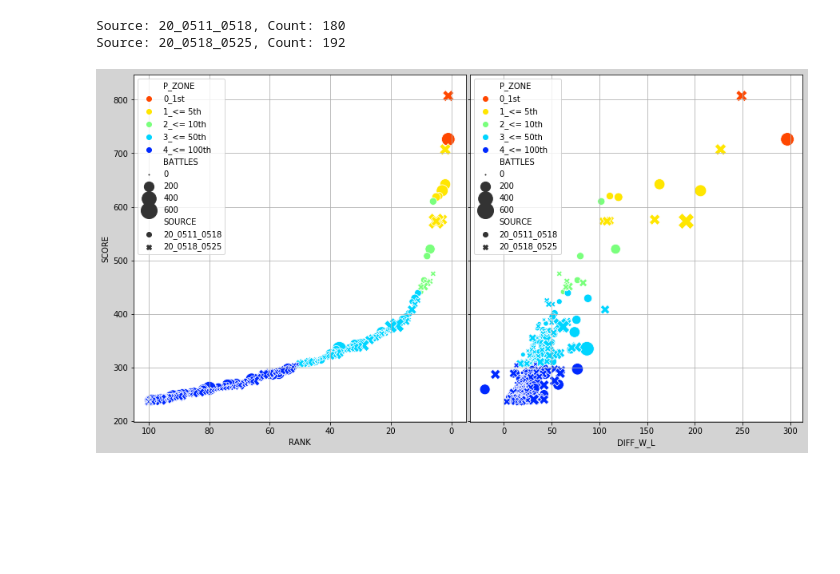
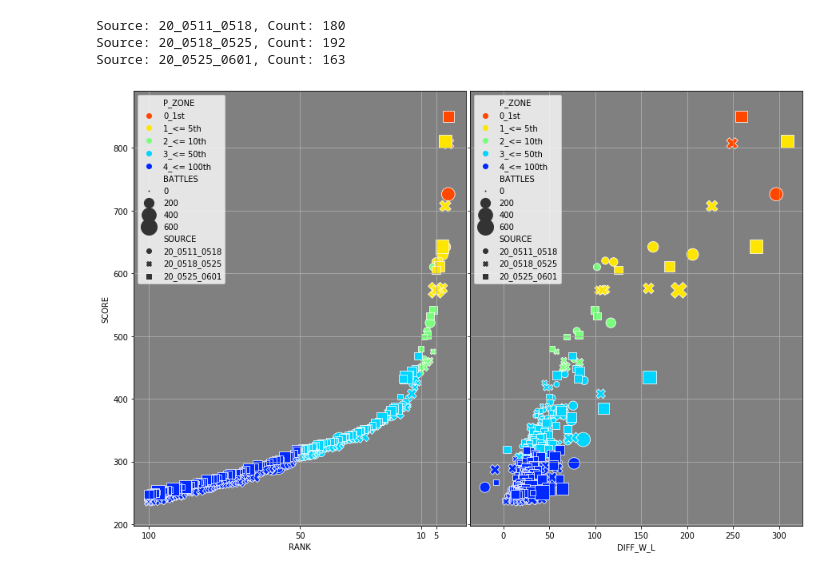
Before and after one commit to taronaldinho/bot_analyzation, a Jupyter notebook: anl_weekly_score.ipynb, the cells around one changed output. Cells and saved outputs as stored; diff of their text form; code cells hidden in the pictures; blank space fills up the shorter version.

```diff
--- a/anl_weekly_score.ipynb
+++ b/anl_weekly_score.ipynb
@@ -7,7 +14,8 @@ pd.options.display.precision = 2
 # %%
 # データの読み込み
 data_sources = {"20_0511_0518": "./weekly/2020_0511_0518.csv",
-                "20_0518_0525": "./weekly/2020_0518_0525.csv"}
+                "20_0518_0525": "./weekly/2020_0518_0525.csv",
+                "20_0525_0601": "./weekly/2020_0525_0601.csv"}
 
 df = pd.DataFrame(columns=("RANK","BATTLES", "WIN", "LOSE", "DRAW", "SCORE"))
 
@@ -22,6 +30,7 @@ for k, v in data_sources.items():
 # %% [output]
 Source: 20_0511_0518, Count: 180
 Source: 20_0518_0525, Count: 192
+Source: 20_0525_0601, Count: 163
 # %%
 def get_prize_zone(rank):
     if rank == 1:
@@ -42,20 +51,22 @@ df["P_ZONE"] = df["RANK"].apply(get_prize_zone)
 df["WIN_RATIO"] = df["WIN"]/df["BATTLES"]  # 勝率
 df["DIFF_W_L"] = df["WIN"]-df["LOSE"]  # 勝敗の差
 # %%
-fig, ax = plt.subplots(1, 2, facecolor="lightgray",
-                       sharey=True, figsize=(15,8))
+common_settings = {"facecolor": "gray",}
+fig, ax = plt.subplots(1, 2, sharey=True, figsize=(15,10),
+                       subplot_kw=common_settings)
 fig.subplots_adjust(wspace=0.01)
 
 sns.scatterplot("RANK", "SCORE", hue="P_ZONE", palette="jet_r",
                 style="SOURCE", size="BATTLES", sizes=(1, 400), ax=ax.flatten()[0], data=df)
 ax.flatten()[0].grid()
 ax.flatten()[0].set_xlim(105, -5)
+ax.flatten()[0].set_xticks([100, 50, 10, 5])
 
 sns.scatterplot("DIFF_W_L", "SCORE", hue="P_ZONE", palette="jet_r",
                 style="SOURCE", size="BATTLES", sizes=(1, 400), ax=ax.flatten()[1], data=df)
 ax.flatten()[1].grid()
 
 plt.show()
 # %% [output]
-[figure, old version]
+[figure, new version]
 # %%
```
Also changed, not shown: parts of 4 cells of this notebook, 1 other file.
